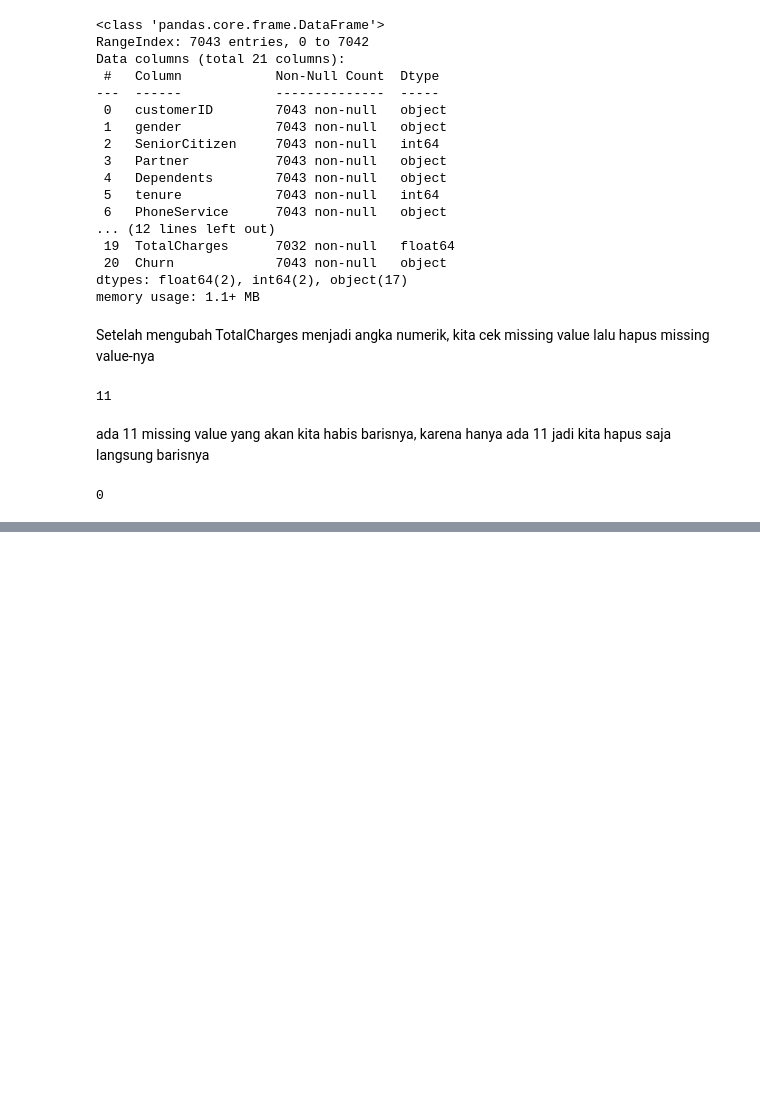
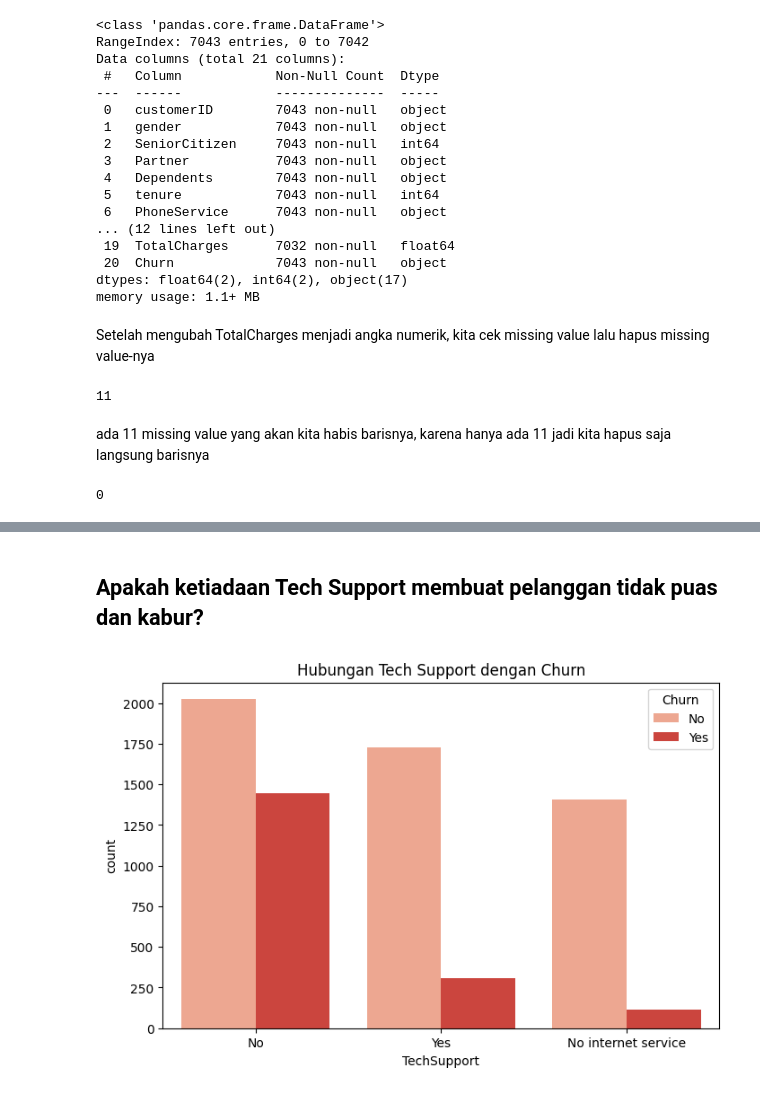
Before and after one commit to FailFudhayl/Telco-Customer-Churn-Prediction, a Jupyter notebook: ChurnPredictionTelko.ipynb, the cells around one changed output, grey strips where cells are left out. Drawn from its saved outputs; the diff is of its cells as text; code cells hidden in the pictures; blank space fills up the shorter version.

```diff
--- a/ChurnPredictionTelko.ipynb
+++ b/ChurnPredictionTelko.ipynb
@@ -134,0 +159,9 @@ print(df['TotalCharges'].isnull().sum())
+# %% [markdown]
+## Apakah ketiadaan Tech Support membuat pelanggan tidak puas dan kabur?
+# %%
+plt.figure(figsize=(8, 5))
+sns.countplot(data=df, x='TechSupport', hue='Churn', palette='Reds')
+plt.title('Hubungan Tech Support dengan Churn')
+plt.show()
+# %% [output]
+[figure, added]
```
Also changed, not shown: parts of 17 cells of this notebook.
